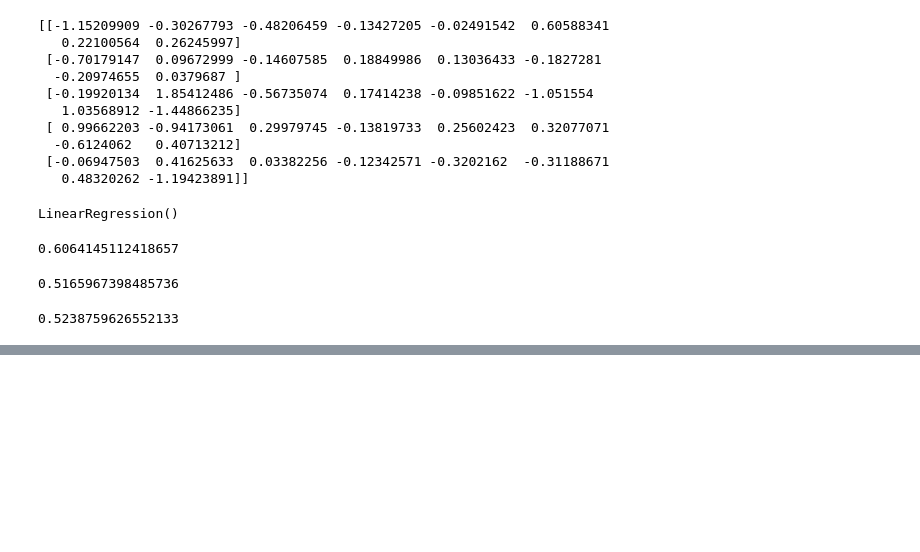
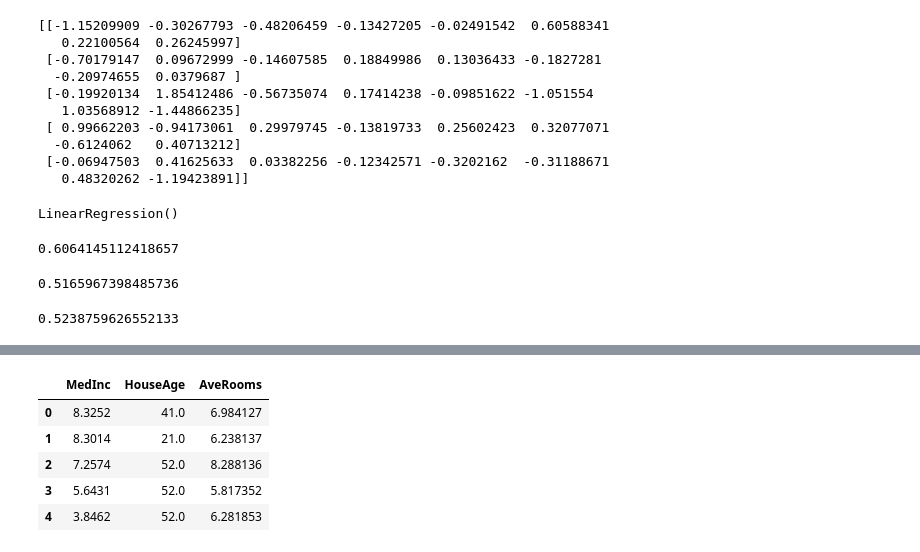
Before and after one commit to Red-stevo/AI, a Jupyter notebook: ML/Untitled.ipynb, the cells around one changed output, grey strips where cells are left out. Cells and saved outputs as stored; diff of their text form; code cells hidden in the pictures; blank space fills up the shorter version.

```diff
--- a/ML/Untitled.ipynb
+++ b/ML/Untitled.ipynb
@@ -527,0 +565,10 @@ mae
+# %%
+x_s = df.drop(columns=['AveOccup', 'Population', 'Longitude', 'AveBedrms', 'MedHouseVal', 'Latitude'])
+x_s.head()
+# %% [output]
+|  | MedInc | HouseAge | AveRooms |
+| 0 | 8.3252 | 41.0 | 6.984127 |
+| 1 | 8.3014 | 21.0 | 6.238137 |
+| 2 | 7.2574 | 52.0 | 8.288136 |
+| 3 | 5.6431 | 52.0 | 5.817352 |
+| 4 | 3.8462 | 52.0 | 6.281853 |
```
Also changed, not shown: parts of 19 cells of this notebook.
